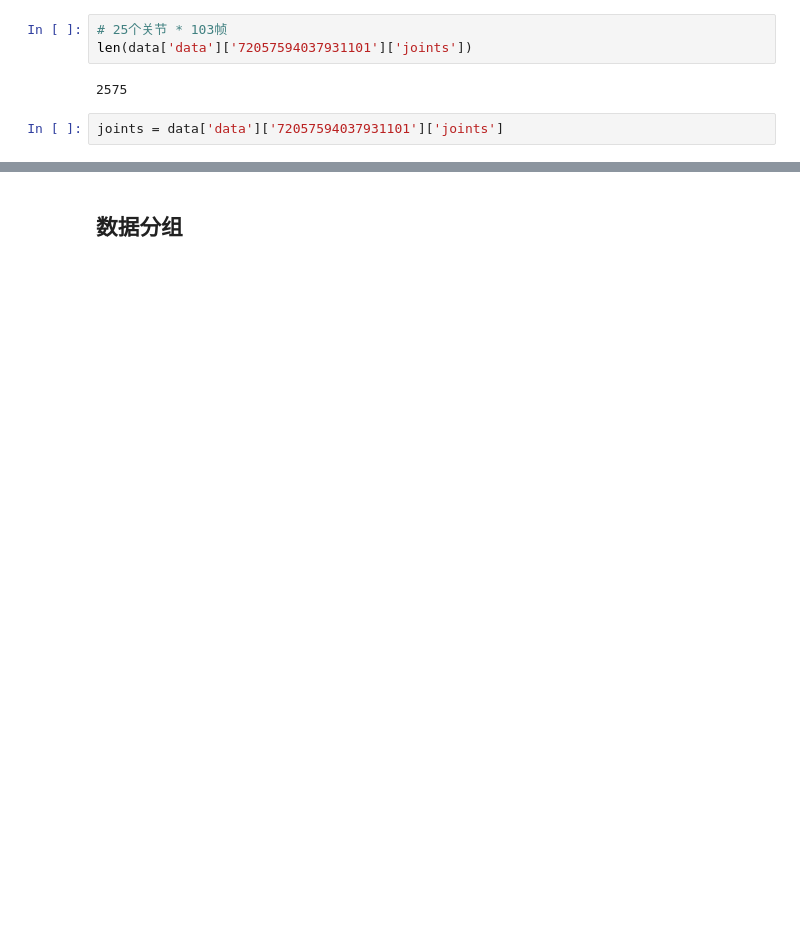
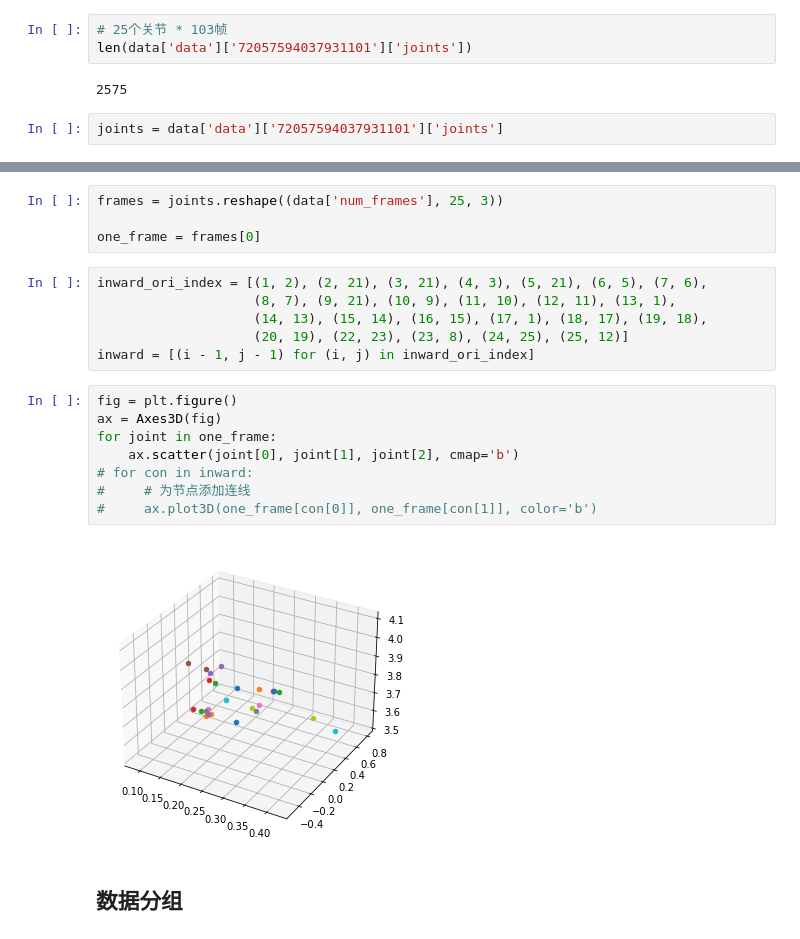
Before and after one commit to huyyi/skeleton, a Jupyter notebook: notebookes/ntu数据预处理.ipynb, the cells around one changed output, grey strips where cells are left out. Saved outputs shown, nothing was run; the diff lists cells and outputs as text; blank space fills up the shorter version.

```diff
--- a/notebookes/ntu数据预处理.ipynb
+++ b/notebookes/ntu数据预处理.ipynb
@@ -61,2 +27,22 @@ Automagic is ON, % prefix IS NOT needed for line magics.
+# %%
+frames = joints.reshape((data['num_frames'], 25, 3))
+
+one_frame = frames[0]
+# %%
+inward_ori_index = [(1, 2), (2, 21), (3, 21), (4, 3), (5, 21), (6, 5), (7, 6),
+                    (8, 7), (9, 21), (10, 9), (11, 10), (12, 11), (13, 1),
+                    (14, 13), (15, 14), (16, 15), (17, 1), (18, 17), (19, 18),
+                    (20, 19), (22, 23), (23, 8), (24, 25), (25, 12)]
+inward = [(i - 1, j - 1) for (i, j) in inward_ori_index]
+# %%
+fig = plt.figure()
+ax = Axes3D(fig)
+for joint in one_frame:
+    ax.scatter(joint[0], joint[1], joint[2], cmap='b')
+# for con in inward:
+#     # 为节点添加连线
+#     ax.plot3D(one_frame[con[0]], one_frame[con[1]], color='b')
+# %% [output]
+[figure, added]
 # %% [markdown]
 ## 数据分组
```
Also changed, not shown: parts of 8 cells of this notebook, 4 other files.
